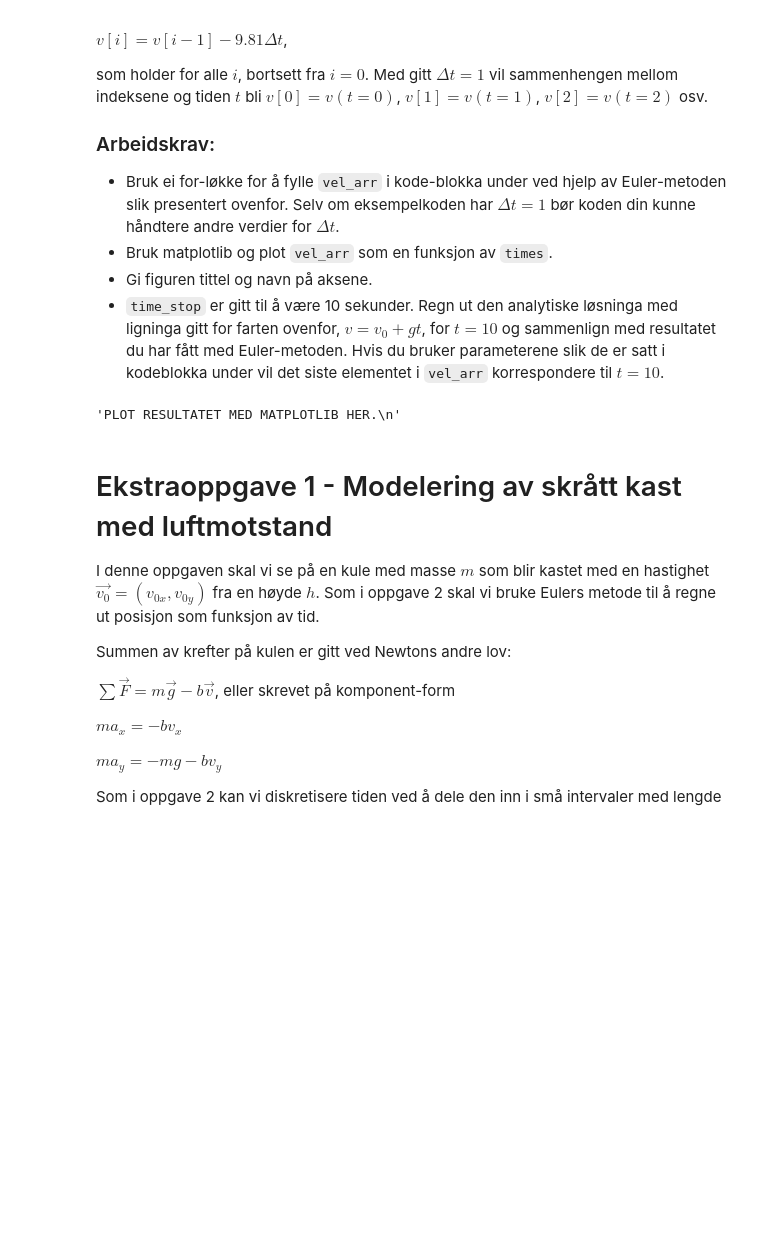
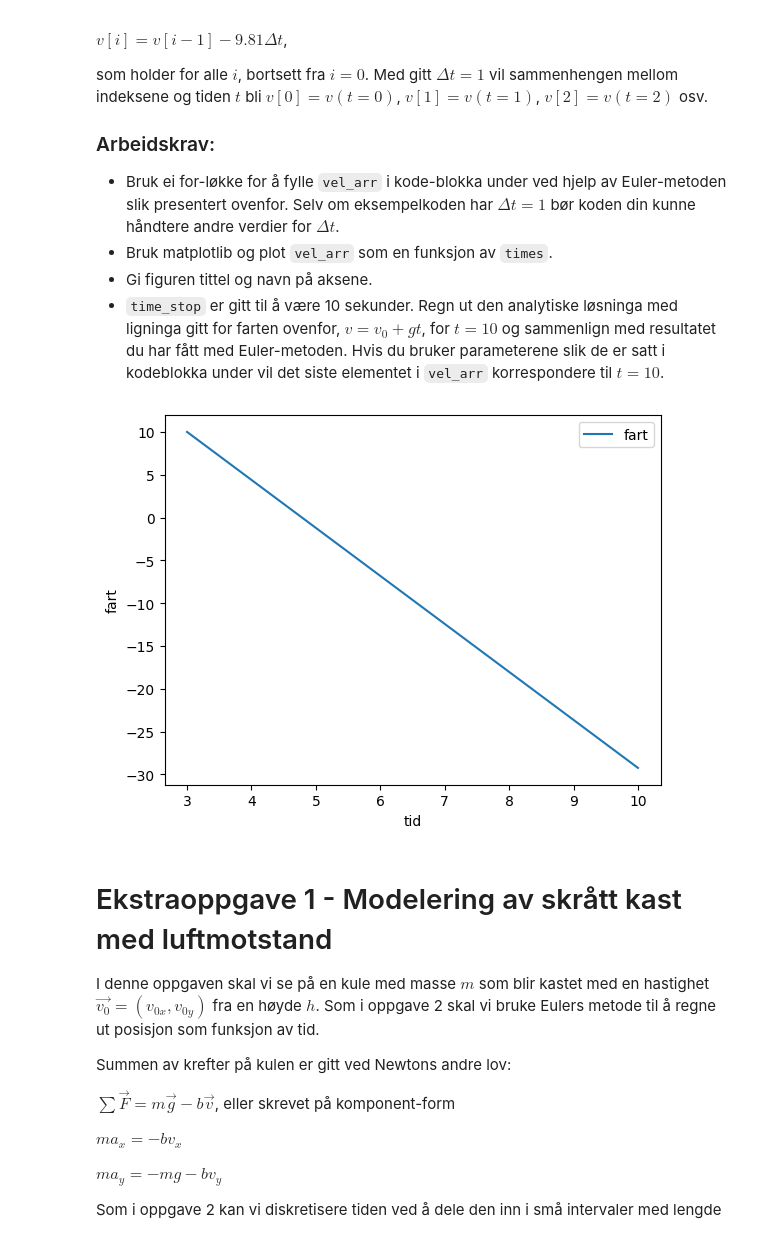
Before and after one commit to tncrdk/MekFys, a Jupyter notebook: Numerisk øving 2/Num_oving_2_FY1001.ipynb, the cells around one changed output. Cells and saved outputs as stored; diff of their text form; code cells hidden in the pictures; blank space fills up the shorter version.

```diff
--- a/Numerisk øving 2/Num_oving_2_FY1001.ipynb
+++ b/Numerisk øving 2/Num_oving_2_FY1001.ipynb
@@ -192,29 +192,37 @@ som holder for alle $i$, bortsett fra $i=0$. Med gitt $\Delta t = 1$ vil sammenh
 # %%
 """Code for obtaining the velocity as a function of time for a ball in free fall using Euler's method.
 """
 
 import numpy as np
 import matplotlib.pyplot as plt
 
 g = -9.81  # Gravitational acceleration m/s^2
 init_vel = 10  # Initial velocity m/s
 
-time_start = 0
+time_start = 3
 time_stop = 10
-num_steps = 11  # Number of steps from time_start to time_stop
-delta_t = 1  # Time discretization
+delta_t = 2  # Time discretization
+num_steps = int((time_stop - time_start) / delta_t) + 1# Number of steps from time_start to time_stop
 
 times = np.linspace(time_start, time_stop, num_steps)  # array of times to evaluate from time_start to time_stop
 vel_arr = np.zeros(len(times))  # Initialization of array for velocities
 vel_arr[0] = init_vel  # v[0] = v(t = 0) = init_vel
 
 """LAG FOR-LØKKE FOR Å FYLLE fart_arr HER.
 """
+for i in range(1, num_steps):
+    vel_arr[i] = vel_arr[i-1] + delta_t*g   # euler method
 
 """PLOT RESULTATET MED MATPLOTLIB HER.
 """
+
+plt.plot(times, vel_arr, label="fart")
+plt.xlabel("tid")
+plt.ylabel("fart")
+plt.legend()
+plt.show()
 # %% [output]
-'PLOT RESULTATET MED MATPLOTLIB HER.\n'
+[figure, added]
 # %% [markdown]
 # Ekstraoppgave 1 - Modelering av skrått kast med luftmotstand
 
```
Also changed, not shown: parts of 3 cells of this notebook.
